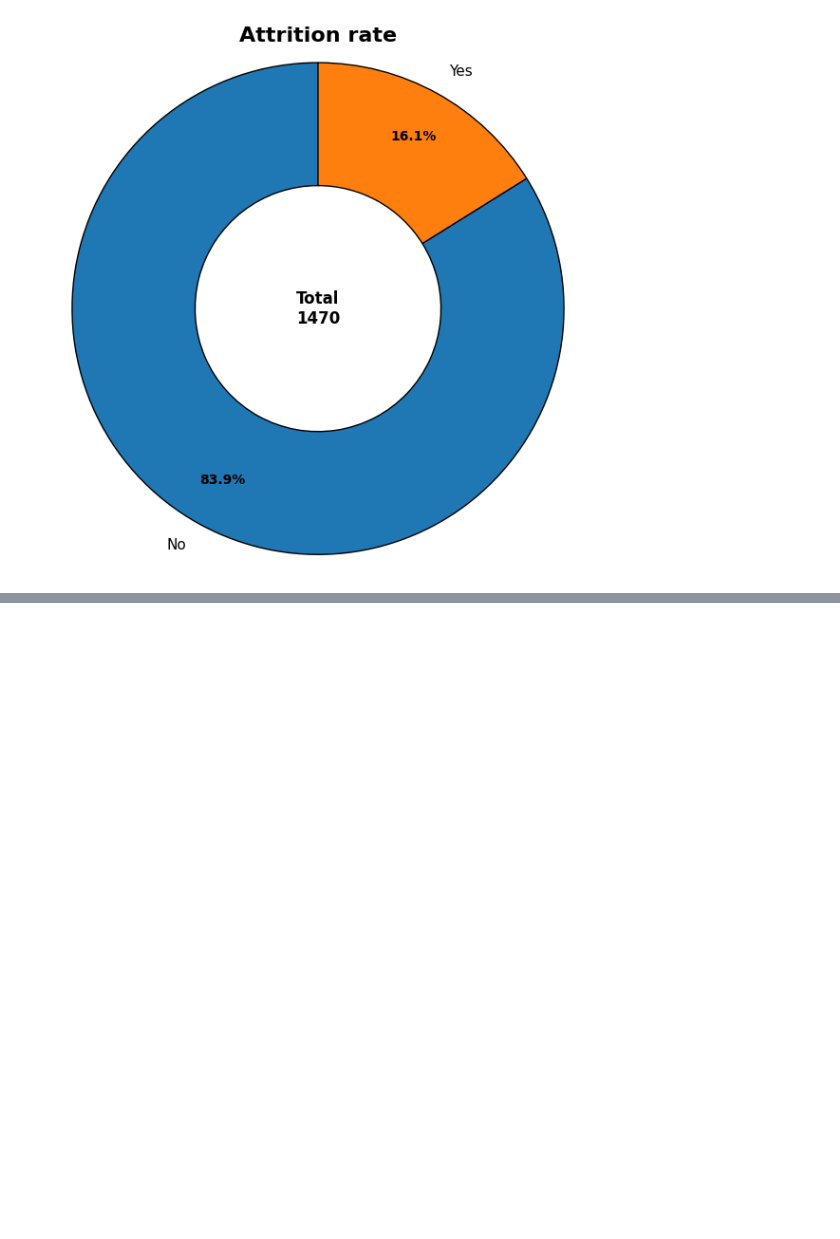
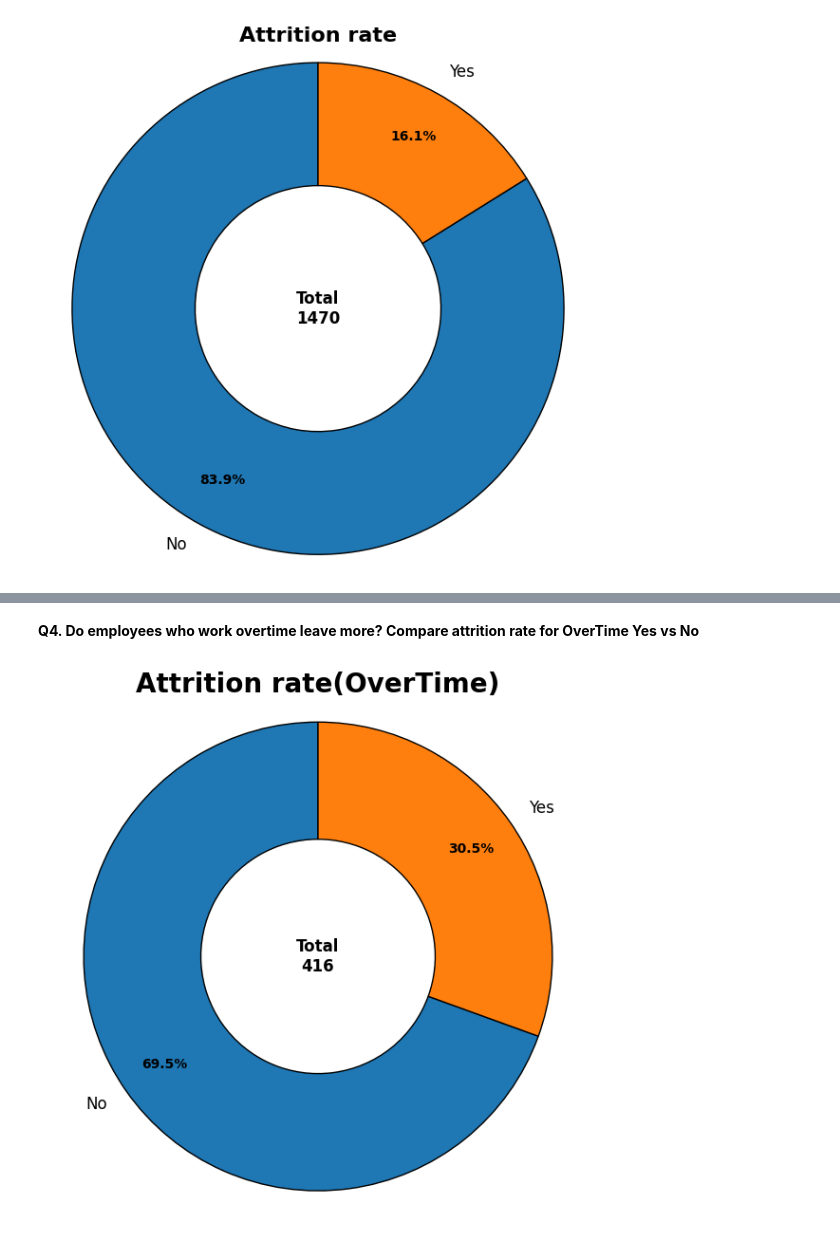
Before and after one commit to Abhaypanchal5/Data-Analytics-Portfolio, a Jupyter notebook: 04_End-To-End-Project/IBM Employee Analysis/NoteBook/IBM.ipynb, the cells around one changed output, grey strips where cells are left out. Drawn from its saved outputs; the diff is of its cells as text; code cells hidden in the pictures; blank space fills up the shorter version.

```diff
--- a/04_End-To-End-Project/IBM Employee Analysis/NoteBook/IBM.ipynb
+++ b/04_End-To-End-Project/IBM Employee Analysis/NoteBook/IBM.ipynb
@@ -233,0 +313,36 @@ plt.show()
+# %% [markdown]
+**Q4. Do employees who work overtime leave more? Compare attrition rate for OverTime Yes vs No**
+# %%
+Atteition_rate = df_copy[df_copy['OverTime']=='Yes']
+Atteition_rate = Atteition_rate['Attrition'].value_counts()
+
+fig, ax = plt.subplots(figsize=(6,6))
+
+wedges, texts, autotexts = ax.pie(
+    Atteition_rate.values,
+    labels=Atteition_rate.index,
+    autopct='%1.1f%%',
+    startangle=90,
+    wedgeprops={'width':0.5, 'edgecolor':'black'},
+    pctdistance=0.8
+)
+
+# Improve text styling
+for text in texts:
+    text.set_fontsize(12)
+
+for autotext in autotexts:
+    autotext.set_fontsize(10)
+    autotext.set_weight('bold')
+
+# Center text (nice touch)
+ax.text(0, 0, f"Total\n{Atteition_rate.sum()}",
+        ha='center', va='center', fontsize=12, weight='bold')
+
+ax.set_title("Attrition rate(OverTime)", fontsize=20, weight='bold')
+ax.axis('equal')
+
+plt.tight_layout()
+plt.show()
+# %% [output]
+[figure, added]
```
Also changed, not shown: parts of 9 cells of this notebook.
